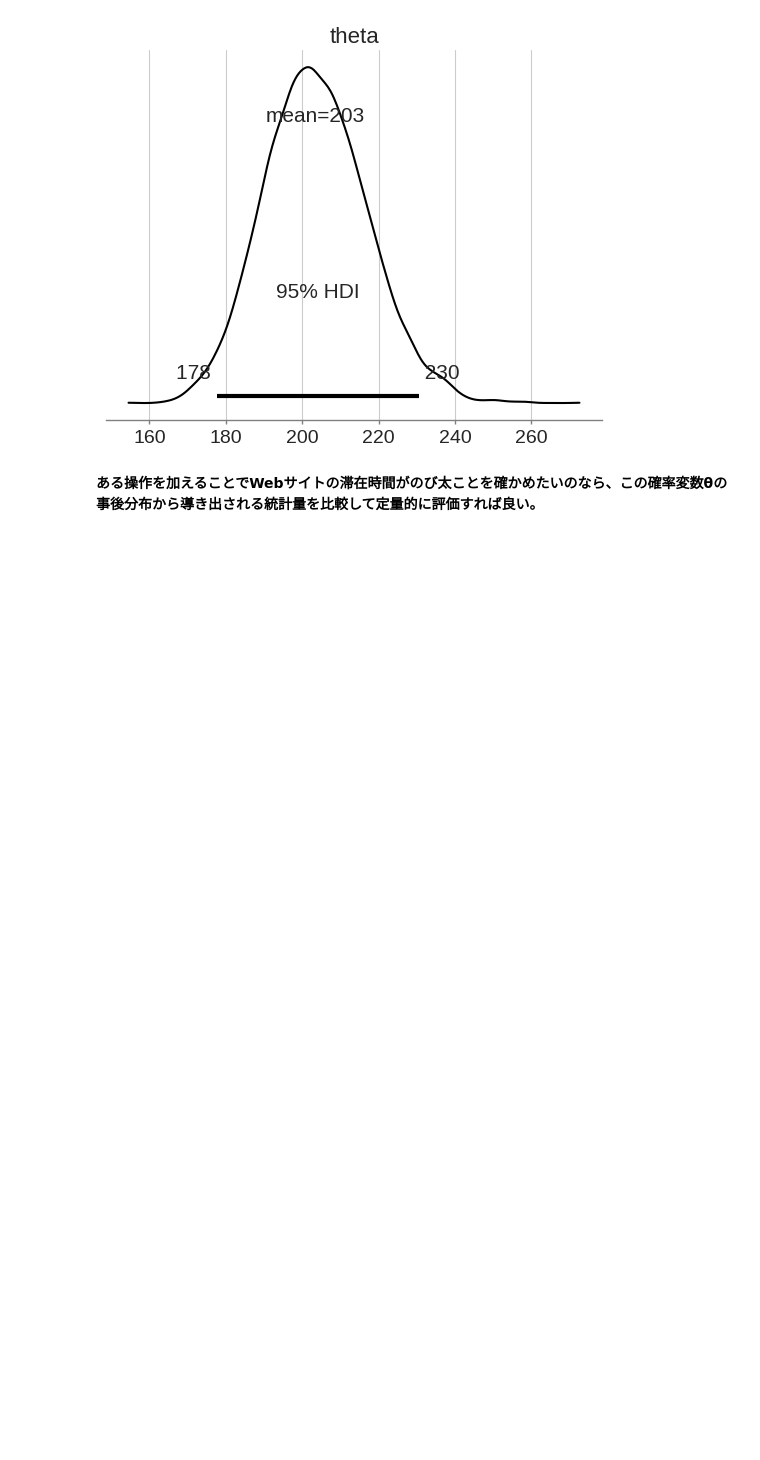
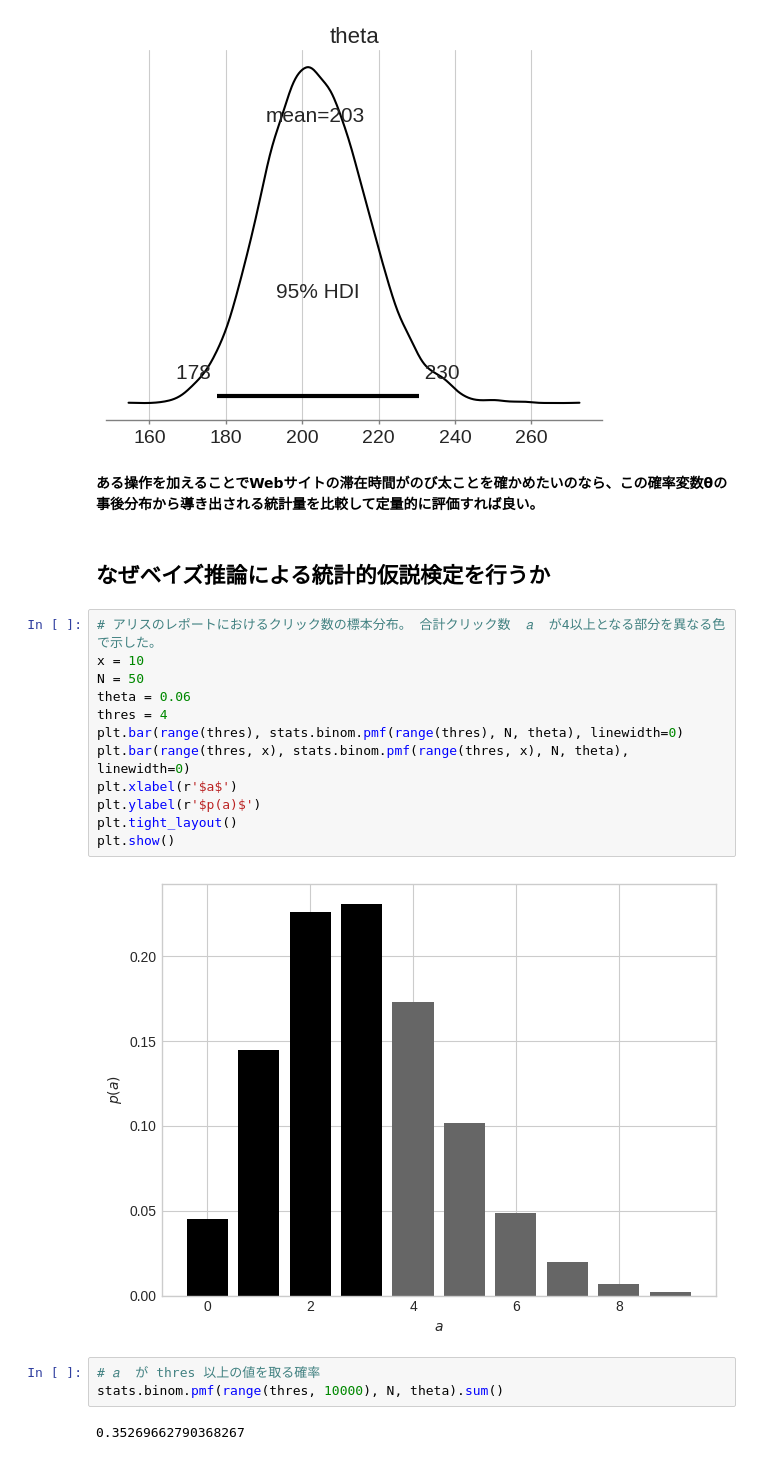
Before and after one commit to yuji-sgs/web-optimization, a Jupyter notebook: chapter2.ipynb, the cells around one changed output. Drawn from its saved outputs; the diff is of its cells as text; blank space fills up the shorter version.

Commit message:
なぜベイズ推論による統計的仮説検定を行うか

```diff
--- a/chapter2.ipynb
+++ b/chapter2.ipynb
@@ -237,3 +237,24 @@ with model:
 [figure]
 # %% [markdown]
 **ある操作を加えることでWebサイトの滞在時間がのび太ことを確かめたいのなら、この確率変数θの事後分布から導き出される統計量を比較して定量的に評価すれば良い。**
+# %% [markdown]
+## なぜベイズ推論による統計的仮説検定を行うか
+# %%
+# アリスのレポートにおけるクリック数の標本分布。 合計クリック数  𝑎  が4以上となる部分を異なる色で示した。
+x = 10
+N = 50
+theta = 0.06
+thres = 4
+plt.bar(range(thres), stats.binom.pmf(range(thres), N, theta), linewidth=0)
+plt.bar(range(thres, x), stats.binom.pmf(range(thres, x), N, theta), linewidth=0)
+plt.xlabel(r'$a$')
+plt.ylabel(r'$p(a)$')
+plt.tight_layout()
+plt.show()
+# %% [output]
+[figure, added]
+# %%
+# 𝑎  が thres 以上の値を取る確率
+stats.binom.pmf(range(thres, 10000), N, theta).sum()
+# %% [output]
+0.35269662790368267
```
Also changed, not shown: parts of 2 cells of this notebook.
